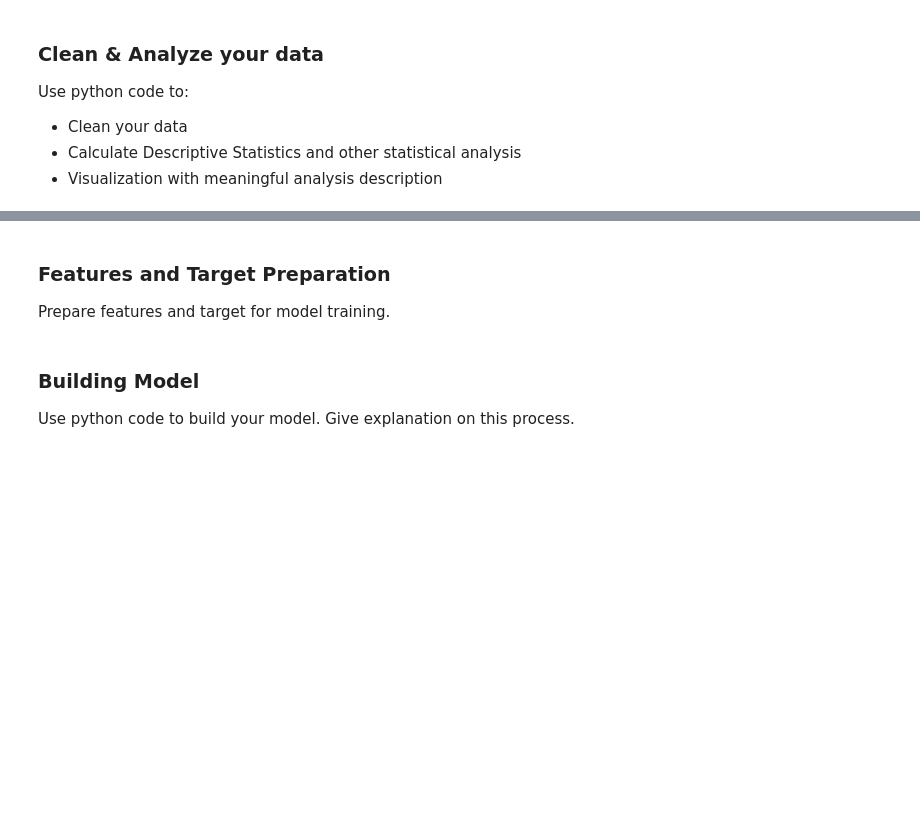
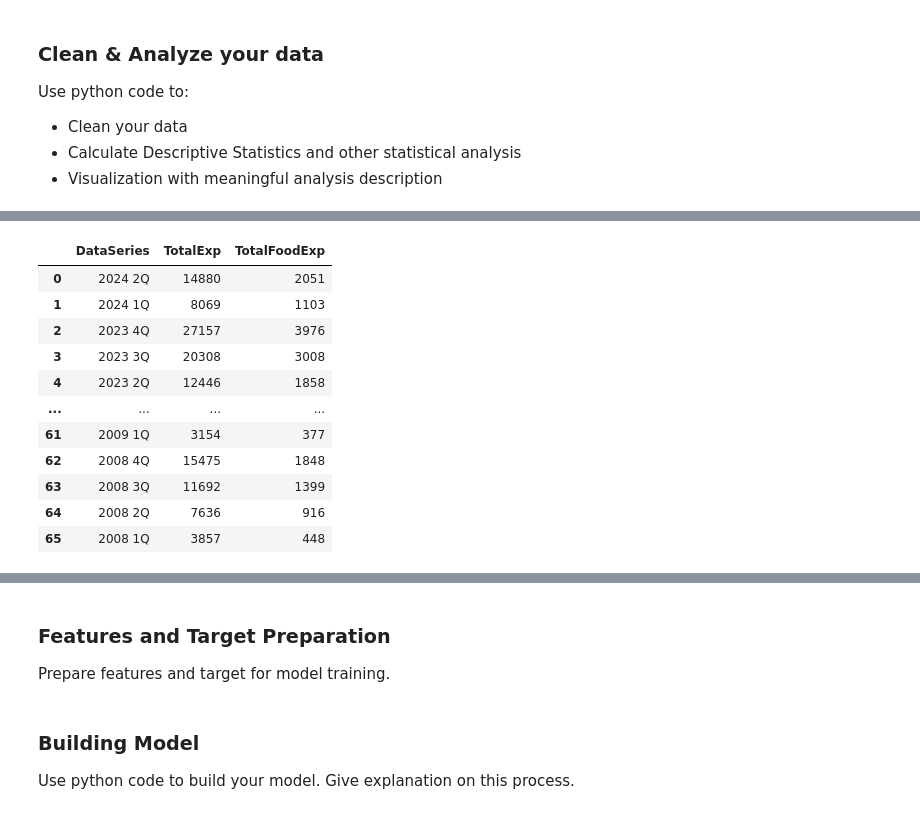
Before and after one commit to Amith1236/DTPIII, a Jupyter notebook: DTP_Machine_Learning_for_Food_Security.ipynb, the cells around one changed output, grey strips where cells are left out. Cells and saved outputs as stored; diff of their text form; code cells hidden in the pictures; blank space fills up the shorter version.

```diff
--- a/DTP_Machine_Learning_for_Food_Security.ipynb
+++ b/DTP_Machine_Learning_for_Food_Security.ipynb
@@ -112,0 +121,73 @@ Use python code to:
+# %%
+#Clean data.gov data, method created since format for these datasets is mostly the same
+def preprocess_dataframe(df, column_map, n_rows):
+    """
+    Preprocess a dataframe for data.gov datasets
+    1. Transpose and reset index.
+    2. Set first row as headers and clean them.
+    3. Retain specific columns by their names.
+    4. Limit the number of rows.
+    5. Rename columns for clarity.
+    6. Convert specified columns to numeric, handling non-numeric values.
+
+    Args:
+        df (DataFrame): The input dataframe.
+        column_map (dict): A mapping of old column names to new ones (e.g., {"OldName": "NewName"}).
+        n_rows (int): The number of rows to retain.
+
+    Returns:
+        DataFrame: The processed dataframe.
+    """
+    df = df.transpose()
+    df.reset_index(inplace=True)
+    df.columns = df.iloc[0]  # Set the first row as headers
+    df = df[1:]  # Remove the first row
+    df.columns = df.columns.str.strip()  # Clean up header names
+
+    # Retain only the columns to keep
+    columns_to_keep = list(column_map.keys())
+    df = df.loc[:, columns_to_keep]  # Select columns dynamically
+    df = df.rename(columns=column_map)  # Rename columns for clarity
+    df = df.iloc[:n_rows]  # Limit the number of rows
+
+    # Convert all renamed columns to numeric and handle non-numeric values
+    for new_col in column_map.values():
+
+        #Numeric not needed for months
+        if new_col == "DataSeries":
+          continue
+
+        df[new_col] = pd.to_numeric(df[new_col], errors="coerce")
+        df[new_col] = df[new_col].fillna(df[new_col].mean())  # Replace NaNs with the column mean
+
+    df = df.reset_index(drop=True)
+    return df
+
+
+n_rows = 165  # Control how many rows of data to retain
+
+# Outbound Departures Data
+outbound_column_map = {"DataSeries": "DataSeries", "Total": "TotalOutbound"}
+df1 = preprocess_dataframe(df1, outbound_column_map, n_rows)
+display(df1)
+
+# Inbound Arrivals Data
+inbound_column_map = {"Total International Visitor Arrivals By Inbound Tourism Markets": "TotalInbound"}
+df2 = preprocess_dataframe(df2, inbound_column_map, n_rows)
+display(df2)
+
+# CPI Data
+cpi_column_map = {"All Items": "CPIndex"}
+df4 = preprocess_dataframe(df4, cpi_column_map, n_rows + 12)
+display(df4)
+
+# Tourist Expenditure
+tourist_exp_column_map = {"Data Series": "DataSeries", "Tourism Receipts": "TotalExp", "Food & Beverage": "TotalFoodExp"}
+df5 = preprocess_dataframe(df5, tourist_exp_column_map, n_rows)
+display(df5)
+
+# FBS Index Data
+fbs_column_map = {"Total": "FBSIndex"}
+df8 = preprocess_dataframe(df8, fbs_column_map, n_rows)
+display(df8)
+# %% [output]
@@ -112,0 +233,12 @@ Use python code to:
+|  | DataSeries | TotalExp | TotalFoodExp |
+| 0 | 2024 2Q | 14880 | 2051 |
+| 1 | 2024 1Q | 8069 | 1103 |
+| 2 | 2023 4Q | 27157 | 3976 |
+| 3 | 2023 3Q | 20308 | 3008 |
+| 4 | 2023 2Q | 12446 | 1858 |
+| ... | ... | ... | ... |
+| 61 | 2009 1Q | 3154 | 377 |
+| 62 | 2008 4Q | 15475 | 1848 |
+| 63 | 2008 3Q | 11692 | 1399 |
+| 64 | 2008 2Q | 7636 | 916 |
+| 65 | 2008 1Q | 3857 | 448 |
```
Also changed, not shown: parts of 7 cells of this notebook.
